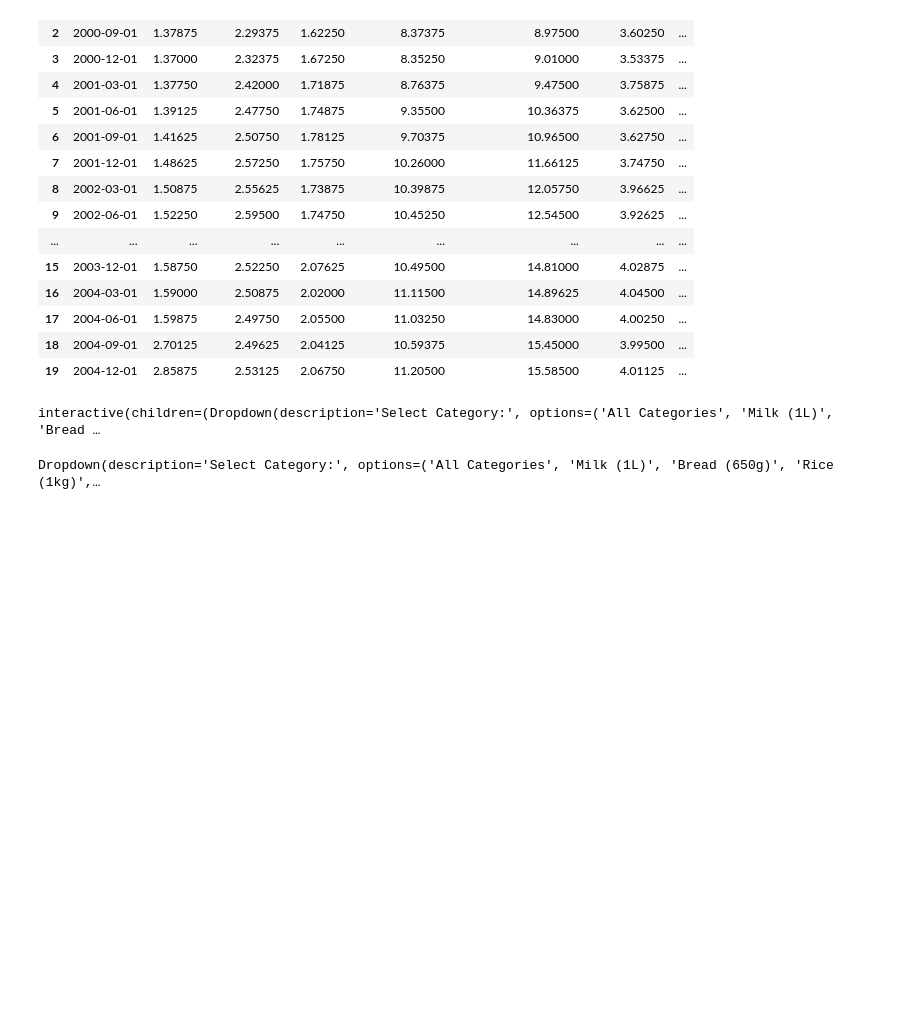
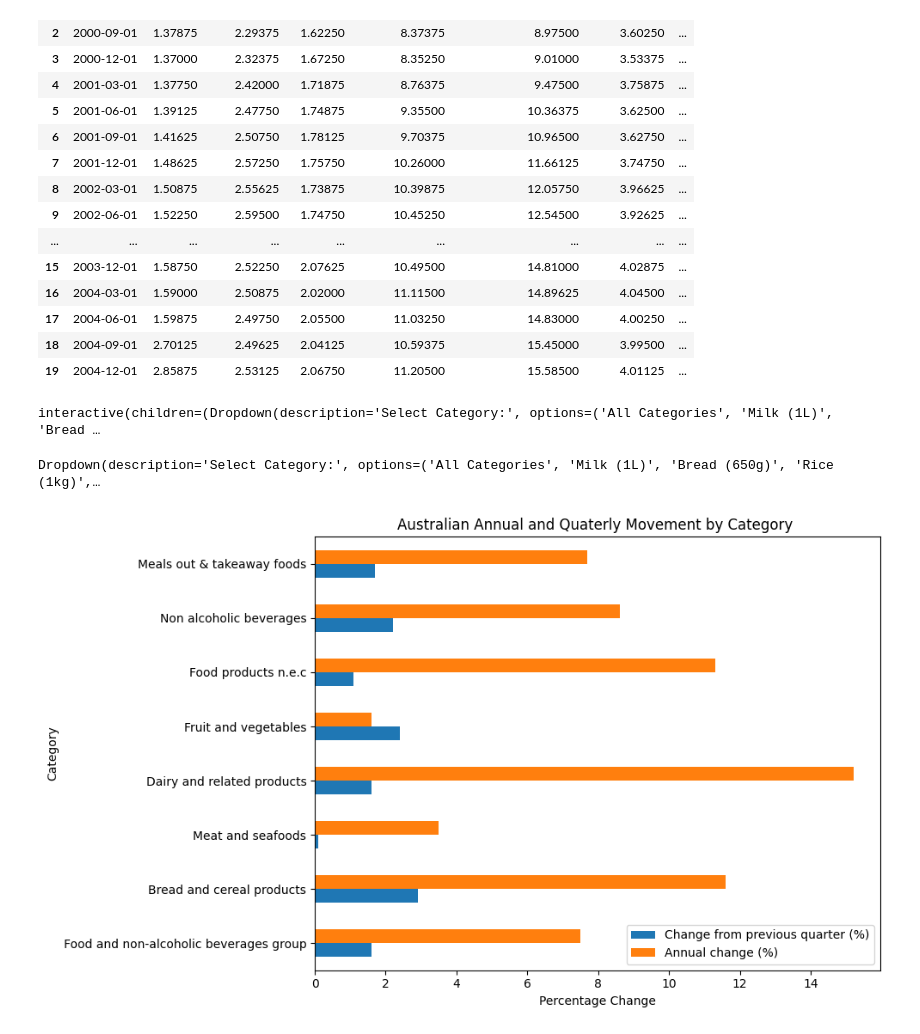
Before and after one commit to mlay0009/fit3164_ds16, a Jupyter notebook: Datasets/DataFrames.ipynb, the cells around one changed output. Drawn from its saved outputs; the diff is of its cells as text; code cells hidden in the pictures; blank space fills up the shorter version.

Commit message:
Sector Analysis Visualizations

```diff
--- a/Datasets/DataFrames.ipynb
+++ b/Datasets/DataFrames.ipynb
@@ -261,3 +261,35 @@ display(category_dropdown)
 # %% [output]
 interactive(children=(Dropdown(description='Select Category:', options=('All Categories', 'Milk (1L)', 'Bread …
 Dropdown(description='Select Category:', options=('All Categories', 'Milk (1L)', 'Bread (650g)', 'Rice (1kg)',…
+# %%
+import os
+import pandas as pd
+import matplotlib.pyplot as plt
+
+# Replace 'new_directory_path' with the path of the directory containing your Excel file
+new_directory_path = r'C:\Users\marcu\OneDrive\Desktop\FIT3164\Project Files\fit3164_ds16\Datasets\Clean Datasets'
+
+# Change the working directory
+os.chdir(new_directory_path)
+
+# Replace 'your_file.xlsx' with the actual filename of your Excel file
+excel_file_name = 'FNAB Quaterly Changes.xlsx'
+
+# Read the Excel file into a pandas DataFrame
+df2 = pd.read_excel(excel_file_name)
+
+# Set the 'Category' column as the index
+df2.set_index('Category', inplace=True)
+
+# Plotting the horizontal bar chart
+ax = df2.plot(kind='barh', figsize=(10, 6))
+plt.xlabel('Percentage Change')
+plt.ylabel('Category')
+plt.title('Australian Annual and Quaterly Movement by Category ')
+plt.legend(loc='lower right')
+
+# Display the plot
+plt.tight_layout()
+plt.show()
+# %% [output]
+[figure, added]
```
Also changed, not shown: parts of 2 cells of this notebook, 5 other files.
